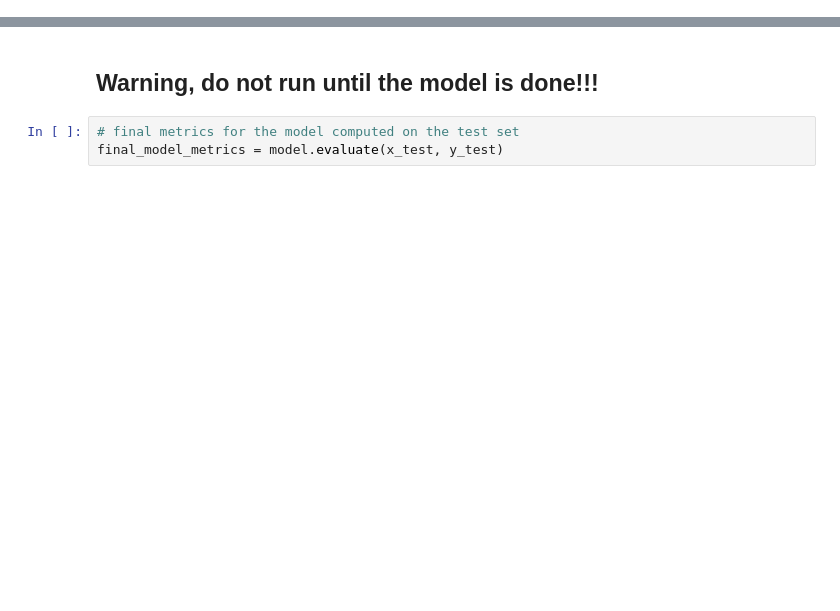
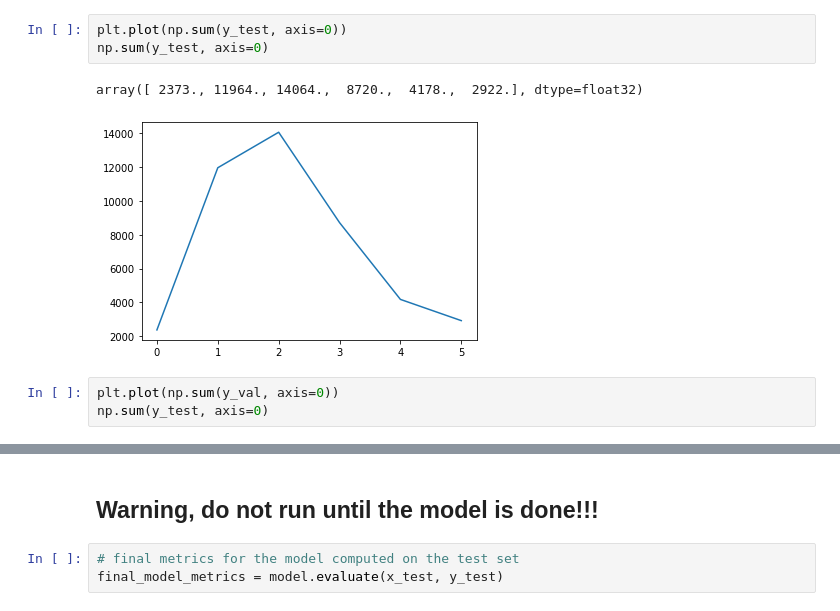
Before and after one commit to CogitoNTNU/face-aging, a Jupyter notebook: CNN.ipynb, the cells around one changed output, grey strips where cells are left out. Saved outputs shown, nothing was run; the diff lists cells and outputs as text; blank space fills up the shorter version.

```diff
--- a/CNN.ipynb
+++ b/CNN.ipynb
@@ -101,0 +124,9 @@ All done!
+# %%
+plt.plot(np.sum(y_test, axis=0))
+np.sum(y_test, axis=0)
+# %% [output]
+array([ 2373., 11964., 14064.,  8720.,  4178.,  2922.], dtype=float32)
+[figure, added]
+# %%
+plt.plot(np.sum(y_val, axis=0))
+np.sum(y_test, axis=0)
```
Also changed, not shown: parts of 19 cells of this notebook.
